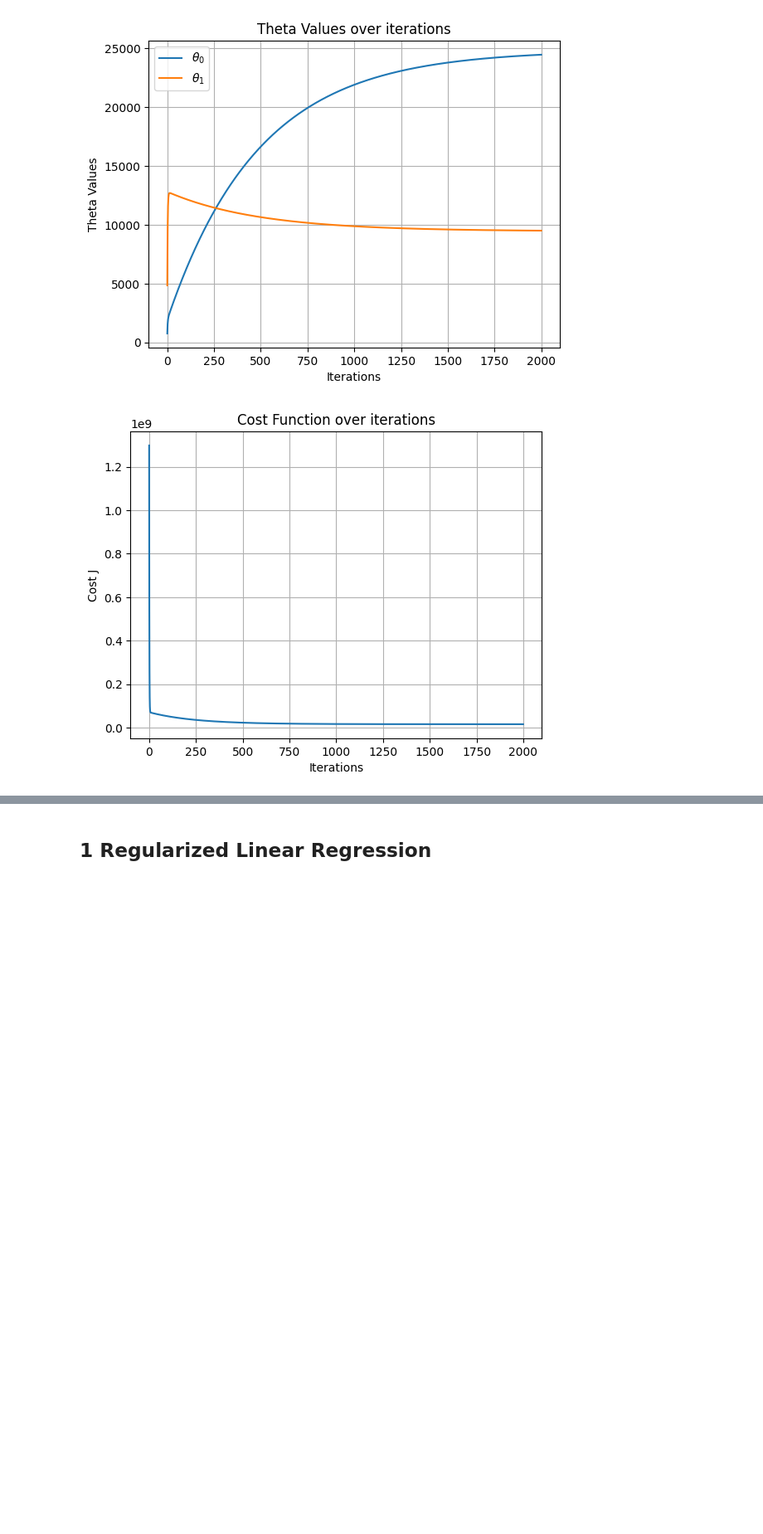
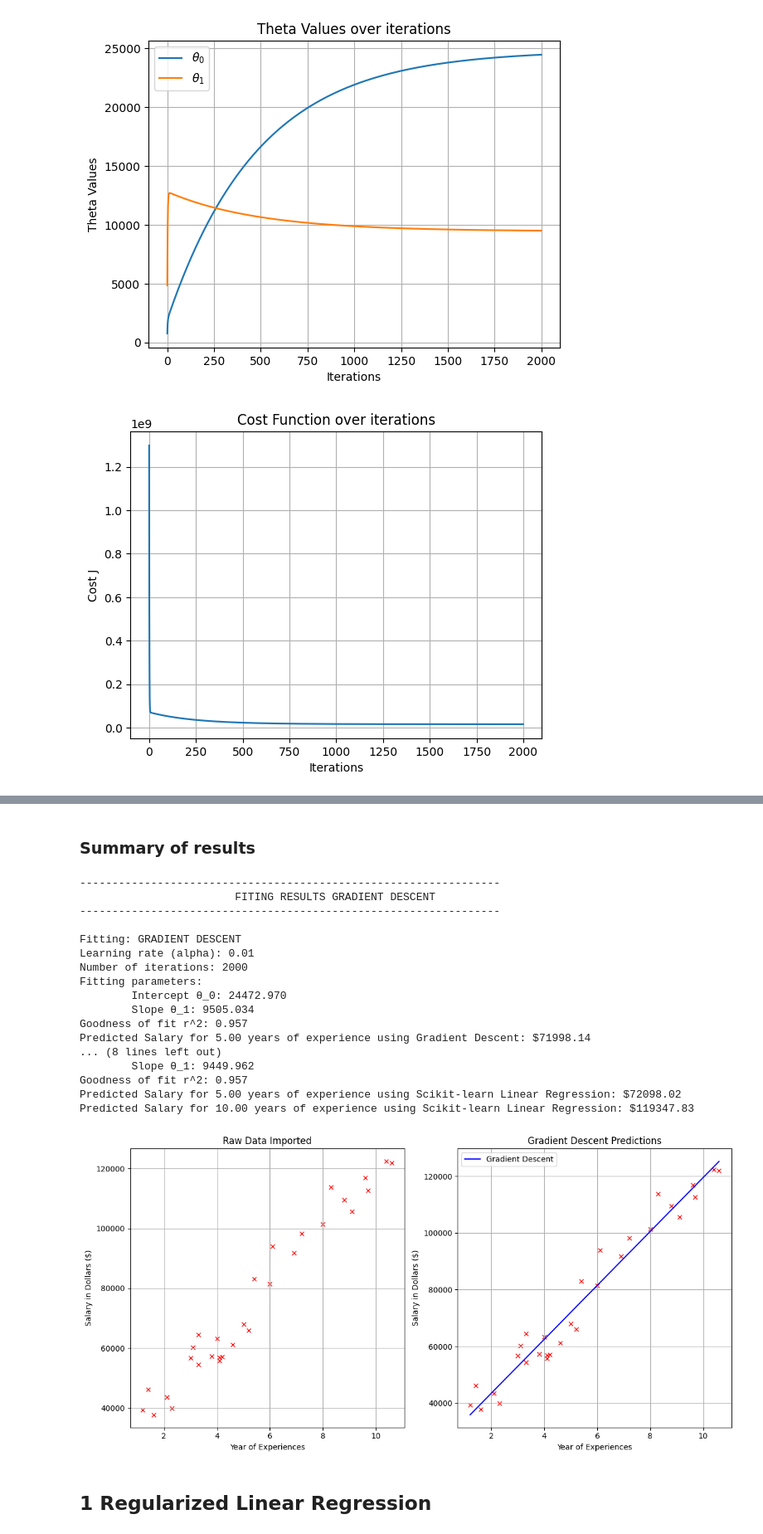
Before and after one commit to NusratBegum/Machine-Learning, a Jupyter notebook: Machine_Learning_Homework3.ipynb, the cells around one changed output, grey strips where cells are left out. Shown at 83% size. Saved outputs shown, nothing was run; the diff lists cells and outputs as text; code cells hidden in the pictures; blank space fills up the shorter version.

```diff
--- a/Machine_Learning_Homework3.ipynb
+++ b/Machine_Learning_Homework3.ipynb
@@ -244,3 +305,81 @@ The parameter values for minimised cost function:
+# %% [markdown]
+### Summary of results
+# %%
+# Fitting Results: GRADIENT DESCENT
+print('-----------------------------------------------------------------')
+print('\t\t\tFITING RESULTS GRADIENT DESCENT')
+print('-----------------------------------------------------------------')
+print("\nFitting: GRADIENT DESCENT")
+print("Learning rate (alpha):", alpha)
+print("Number of iterations:", num_iters)
+print("Fitting parameters:")
+print(f"\tIntercept θ_0: {theta_gd[0][0]:.3f}")
+print(f"\tSlope θ_1: {theta_gd[1][0]:.3f}")
+print(f"Goodness of fit r^2: {r2_gd:.3f}")
+
+# Predictions for 5 and 10 years of experience using Gradient Descent
+years_of_experience = [5, 10]
+for years in years_of_experience:
+    predicted_salary = theta_gd[0][0] + theta_gd[1][0] * years
+    print(f"Predicted Salary for {years:.2f} years of experience using Gradient Descent: ${predicted_salary:.2f}")
+
+# Fitting Results: Linear Regression SKLEARN
+print('-----------------------------------------------------------------')
+print('\t\t\tFITING RESULTS SKLEARN')
+print('-----------------------------------------------------------------')
+print("\nFitting: Linear Regression SKLEARN")
+print("Fitting parameters:")
+print(f"\tIntercept θ_0: {theta_lr[0]:.3f}")
+print(f"\tSlope θ_1: {theta_lr[1]:.3f}")
+print(f"Goodness of fit r^2: {r2_lr:.3f}")
+
+# Predictions for 5 and 10 years of experience using Scikit-learn Linear Regression
+for years in years_of_experience:
+    predicted_salary = lr_regr.predict(np.array([[years]]))[0]
+    print(f"Predicted Salary for {years:.2f} years of experience using Scikit-learn Linear Regression: ${predicted_salary:.2f}")
+
+# Scatter Plot: Gradient Descent & Scikit-learn Linear Regression
+plt.figure(figsize=(12, 6))
+
+# Scatter plot for the raw data
+plt.subplot(1, 2, 1)
+plt.scatter(X[:, 1], y, s=30, c='r', marker='x', linewidths=1)
+plt.xlabel('Year of Experiences')
+plt.ylabel('Salary in Dollars ($)')
+plt.title('Raw Data Imported')
+plt.grid(True)
+
+# Scatter plot for Gradient Descent predictions
+plt.subplot(1, 2, 2)
+plt.scatter(X[:, 1], y, s=30, c='r', marker='x', linewidths=1)
+plt.plot(X[:, 1], y_gd, label='Gradient Descent', color='b')
+plt.xlabel('Year of Experiences')
+plt.ylabel('Salary in Dollars ($)')
+plt.title('Gradient Descent Predictions')
+plt.grid(True)
+plt.legend()
+
+plt.tight_layout()
+plt.show()
+# %% [output]
+-----------------------------------------------------------------
+                        FITING RESULTS GRADIENT DESCENT
+-----------------------------------------------------------------
+
+Fitting: GRADIENT DESCENT
+Learning rate (alpha): 0.01
+Number of iterations: 2000
+Fitting parameters:
+        Intercept θ_0: 24472.970
+        Slope θ_1: 9505.034
+Goodness of fit r^2: 0.957
+Predicted Salary for 5.00 years of experience using Gradient Descent: $71998.14
+... (8 lines left out)
+        Slope θ_1: 9449.962
+Goodness of fit r^2: 0.957
+Predicted Salary for 5.00 years of experience using Scikit-learn Linear Regression: $72098.02
+Predicted Salary for 10.00 years of experience using Scikit-learn Linear Regression: $119347.83
+[figure, added]
 # %% [markdown]
 ## 1 Regularized Linear Regression
 # %% [markdown]
```
Also changed, not shown: parts of 5 cells of this notebook.
